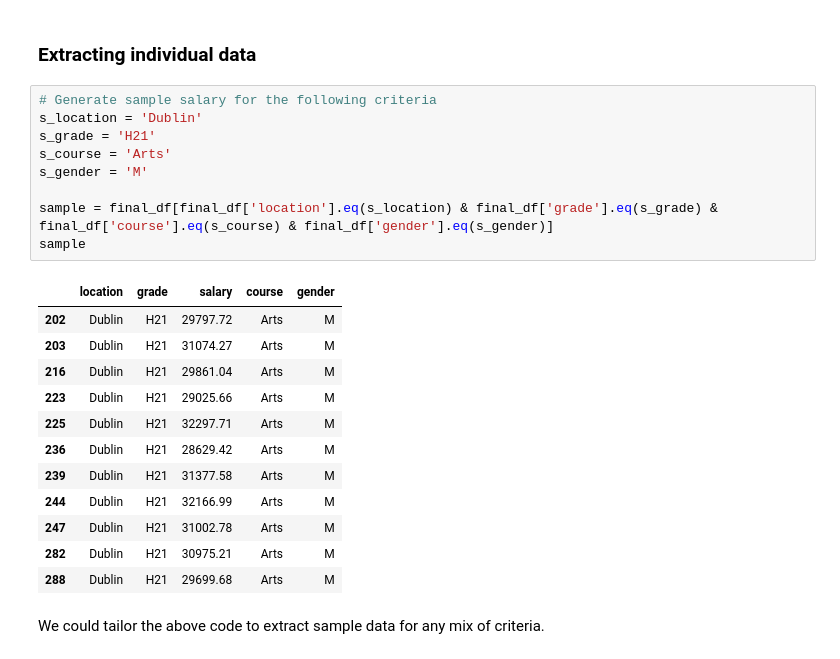
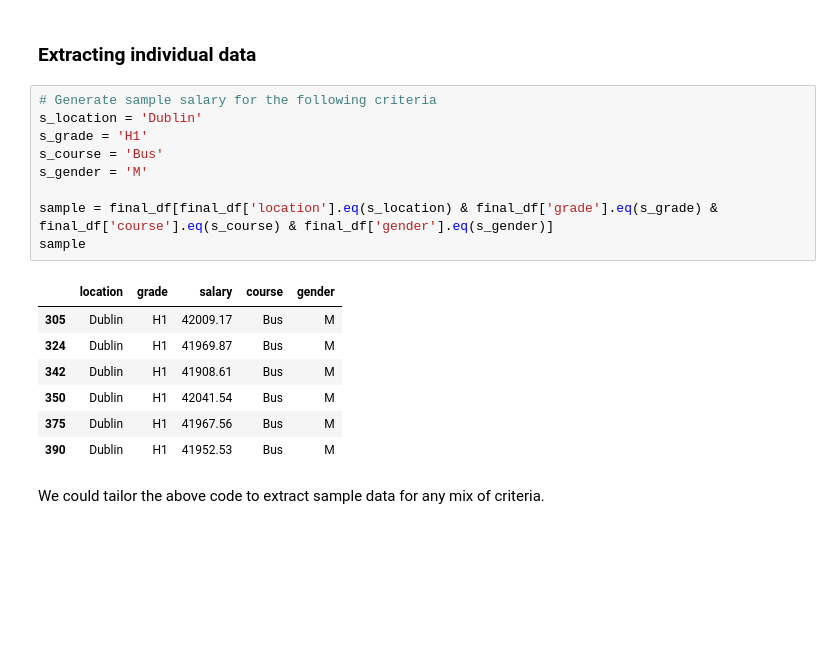
Before and after one commit to PeeBs68/prog_da_project1, a Jupyter notebook: project1.ipynb, the cells around one changed output. Saved outputs shown, nothing was run; the diff lists cells and outputs as text; blank space fills up the shorter version.

```diff
--- a/project1.ipynb
+++ b/project1.ipynb
@@ -433,25 +434,20 @@ Althogh female graduates outnumber male graduates, male graduates tend to receiv
 # %%
 # Generate sample salary for the following criteria
 s_location = 'Dublin'
-s_grade = 'H21'
-s_course = 'Arts'
+s_grade = 'H1'
+s_course = 'Bus'
 s_gender = 'M'
 
 sample = final_df[final_df['location'].eq(s_location) & final_df['grade'].eq(s_grade) & final_df['course'].eq(s_course) & final_df['gender'].eq(s_gender)]
 sample
 # %% [output]
 |  | location | grade | salary | course | gender |
-| 202 | Dublin | H21 | 29797.72 | Arts | M |
-| 203 | Dublin | H21 | 31074.27 | Arts | M |
-| 216 | Dublin | H21 | 29861.04 | Arts | M |
-| 223 | Dublin | H21 | 29025.66 | Arts | M |
-| 225 | Dublin | H21 | 32297.71 | Arts | M |
-| 236 | Dublin | H21 | 28629.42 | Arts | M |
-| 239 | Dublin | H21 | 31377.58 | Arts | M |
-| 244 | Dublin | H21 | 32166.99 | Arts | M |
-| 247 | Dublin | H21 | 31002.78 | Arts | M |
-| 282 | Dublin | H21 | 30975.21 | Arts | M |
-| 288 | Dublin | H21 | 29699.68 | Arts | M |
+| 305 | Dublin | H1 | 42009.17 | Bus | M |
+| 324 | Dublin | H1 | 41969.87 | Bus | M |
+| 342 | Dublin | H1 | 41908.61 | Bus | M |
+| 350 | Dublin | H1 | 42041.54 | Bus | M |
+| 375 | Dublin | H1 | 41967.56 | Bus | M |
+| 390 | Dublin | H1 | 41952.53 | Bus | M |
 # %% [markdown]
 We could tailor the above code to extract sample data for any mix of criteria.
 # %% [markdown]
```
Also changed, not shown: parts of 2 cells of this notebook.
